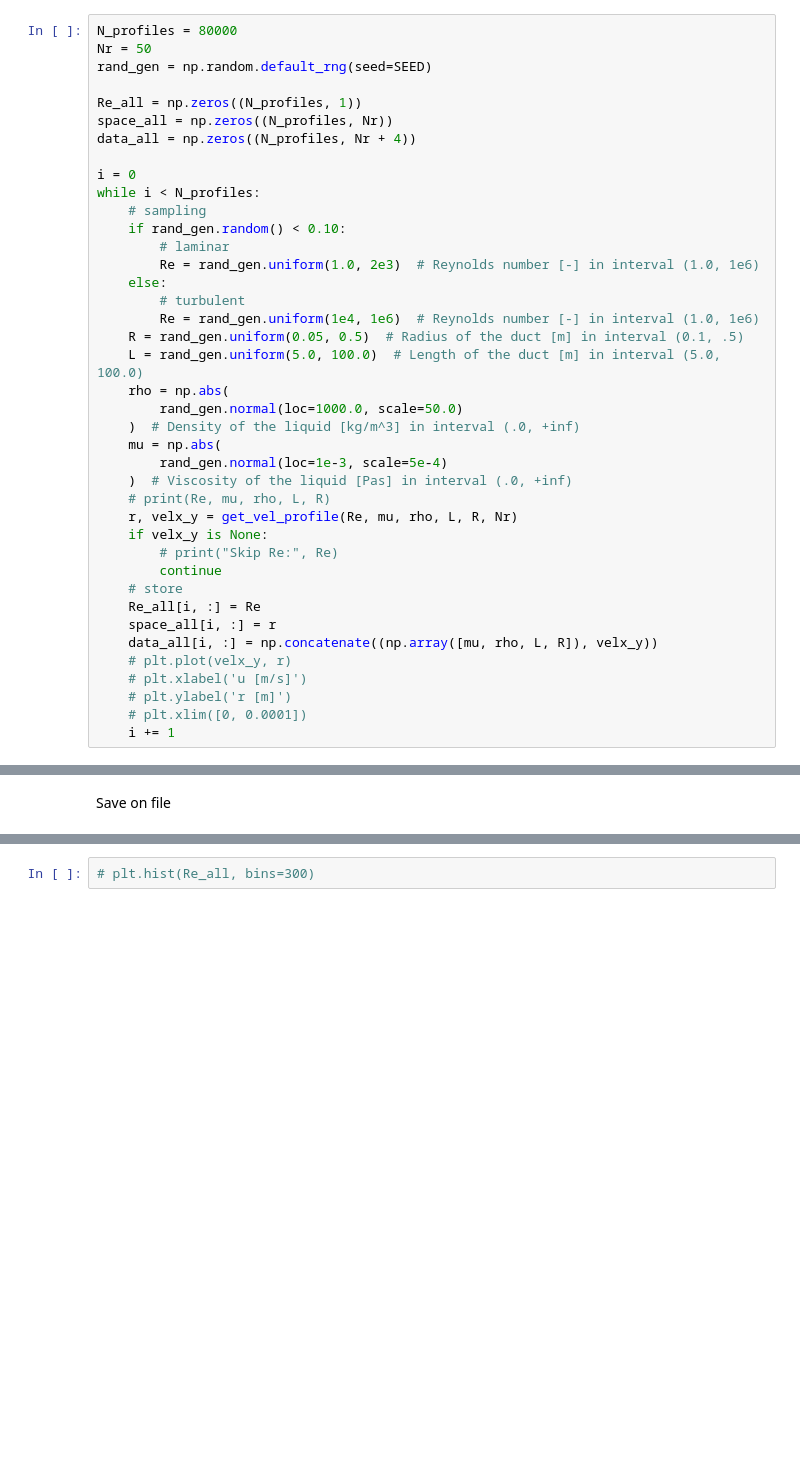
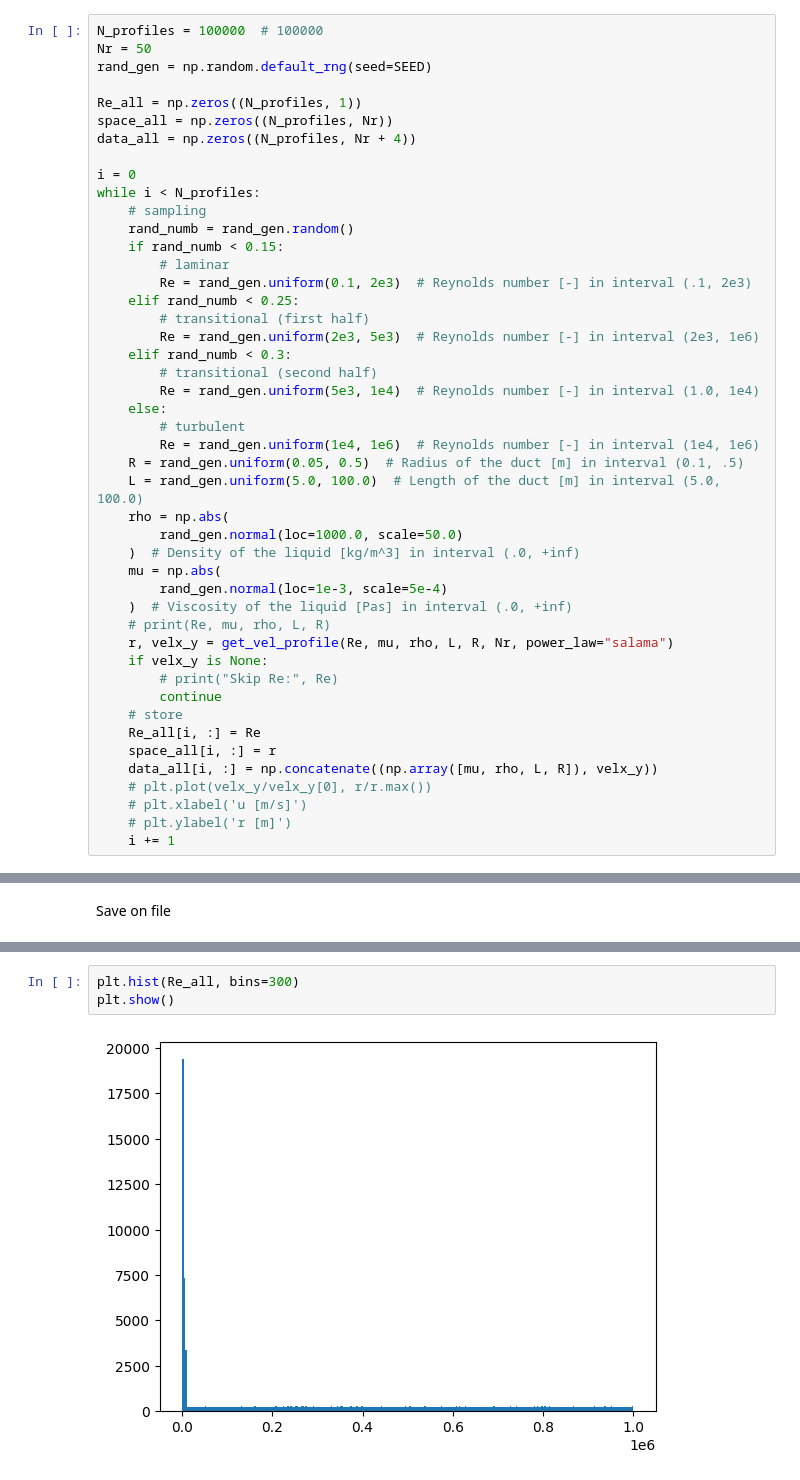
Before and after one commit to paolodeangelis/Sistemi_a_combustione, a Jupyter notebook: data/lab2/gen_vel_profile.ipynb, the cells around one changed output, grey strips where cells are left out. Cells and saved outputs as stored; diff of their text form; blank space fills up the shorter version.

Commit message:
✏️ add transitional regime

```diff
--- a/data/lab2/gen_vel_profile.ipynb
+++ b/data/lab2/gen_vel_profile.ipynb
@@ -65,5 +125,5 @@ array([0.        , 0.0024714 , 0.00494281, 0.00741421, 0.00988561,
 # %%
-N_profiles = 80000
+N_profiles = 100000  # 100000
 Nr = 50
 rand_gen = np.random.default_rng(seed=SEED)
 
@@ -74,12 +134,19 @@ data_all = np.zeros((N_profiles, Nr + 4))
 i = 0
 while i < N_profiles:
     # sampling
-    if rand_gen.random() < 0.10:
+    rand_numb = rand_gen.random()
+    if rand_numb < 0.15:
         # laminar
-        Re = rand_gen.uniform(1.0, 2e3)  # Reynolds number [-] in interval (1.0, 1e6)
+        Re = rand_gen.uniform(0.1, 2e3)  # Reynolds number [-] in interval (.1, 2e3)
+    elif rand_numb < 0.25:
+        # transitional (first half)
+        Re = rand_gen.uniform(2e3, 5e3)  # Reynolds number [-] in interval (2e3, 1e6)
+    elif rand_numb < 0.3:
+        # transitional (second half)
+        Re = rand_gen.uniform(5e3, 1e4)  # Reynolds number [-] in interval (1.0, 1e4)
     else:
         # turbulent
-        Re = rand_gen.uniform(1e4, 1e6)  # Reynolds number [-] in interval (1.0, 1e6)
+        Re = rand_gen.uniform(1e4, 1e6)  # Reynolds number [-] in interval (1e4, 1e6)
     R = rand_gen.uniform(0.05, 0.5)  # Radius of the duct [m] in interval (0.1, .5)
     L = rand_gen.uniform(5.0, 100.0)  # Length of the duct [m] in interval (5.0, 100.0)
     rho = np.abs(
@@ -89,7 +156,7 @@ while i < N_profiles:
         rand_gen.normal(loc=1e-3, scale=5e-4)
     )  # Viscosity of the liquid [Pas] in interval (.0, +inf)
     # print(Re, mu, rho, L, R)
-    r, velx_y = get_vel_profile(Re, mu, rho, L, R, Nr)
+    r, velx_y = get_vel_profile(Re, mu, rho, L, R, Nr, power_law="salama")
     if velx_y is None:
         # print("Skip Re:", Re)
         continue
@@ -97,8 +164,7 @@ while i < N_profiles:
     Re_all[i, :] = Re
     space_all[i, :] = r
     data_all[i, :] = np.concatenate((np.array([mu, rho, L, R]), velx_y))
-    # plt.plot(velx_y, r)
+    # plt.plot(velx_y/velx_y[0], r/r.max())
     # plt.xlabel('u [m/s]')
     # plt.ylabel('r [m]')
-    # plt.xlim([0, 0.0001])
     i += 1
@@ -130,4 +197,7 @@ np.savetxt(
     "velprof-Re.csv", Re_all, delimiter=",", fmt="%12.8e", header="Re(-)", comments=""
 )
 # %%
-# plt.hist(Re_all, bins=300)
+plt.hist(Re_all, bins=300)
+plt.show()
+# %% [output]
+[figure, added]
```
Also changed, not shown: parts of 8 cells of this notebook, 3 other files.
